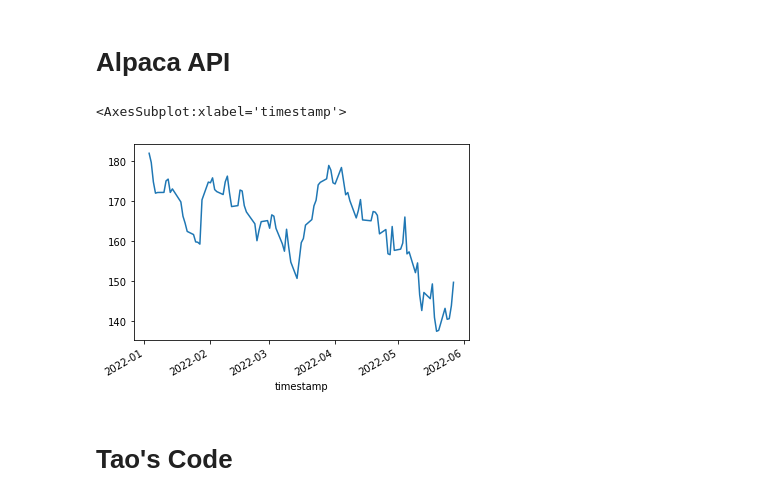
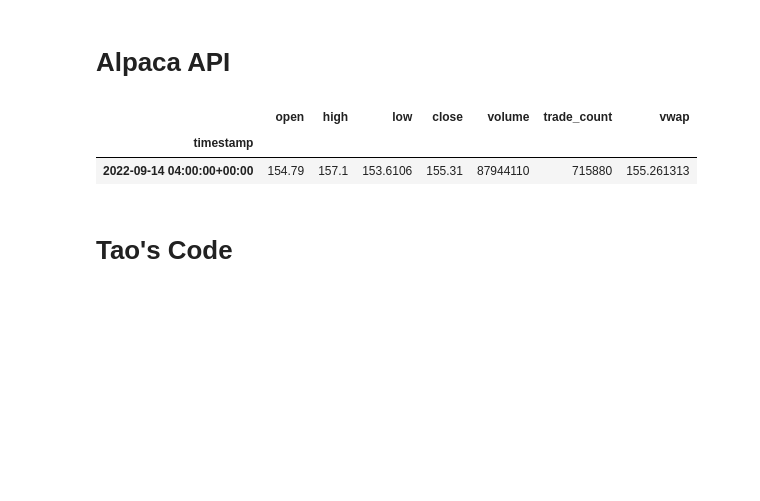
Before and after one commit to Latnid/FinTechProjects, a Jupyter notebook: One/app.ipynb, the cells around one changed output. Cells and saved outputs as stored; diff of their text form; code cells hidden in the pictures; blank space fills up the shorter version.

Commit message:
made alpaca_func() to get df rather than plot.

```diff
--- a/One/app.ipynb
+++ b/One/app.ipynb
@@ -37,9 +31,24 @@ date = "09-14-2022"
+# %%
+# Gets Alpaca key and secret from .env.
+alpaca_key = os.getenv("ALPACA_API_KEY")
+alpaca_secret = os.getenv("ALPACA_SECRET_KEY")
+
+# Specify dates for Alpaca API.
+start_date = "2022-09-14"
+end_date = start_date
+
+# Specify ticker of stock to get info from Alpaca API.
+stock = "AAPL"
+
+# Specify date for Tao's code.
+date = "09-14-2022"
 # %%
 # Calling alpaca_func
-alpaca_func(alpaca_key, alpaca_secret, start_date, end_date)
+alpaca_func(alpaca_key, alpaca_secret, start_date, end_date, stock)
 # %% [output]
-<AxesSubplot:xlabel='timestamp'>
-[figure, removed]
+|  | open | high | low | close | volume | trade_count | vwap |
+| timestamp |  |  |  |  |  |  |  |
+| 2022-09-14 04:00:00+00:00 | 154.79 | 157.1 | 153.6106 | 155.31 | 87944110 | 715880 | 155.261313 |
 # %% [markdown]
 # Tao's Code
 # %%
```
Also changed, not shown: parts of 2 cells of this notebook, 1 other file.
